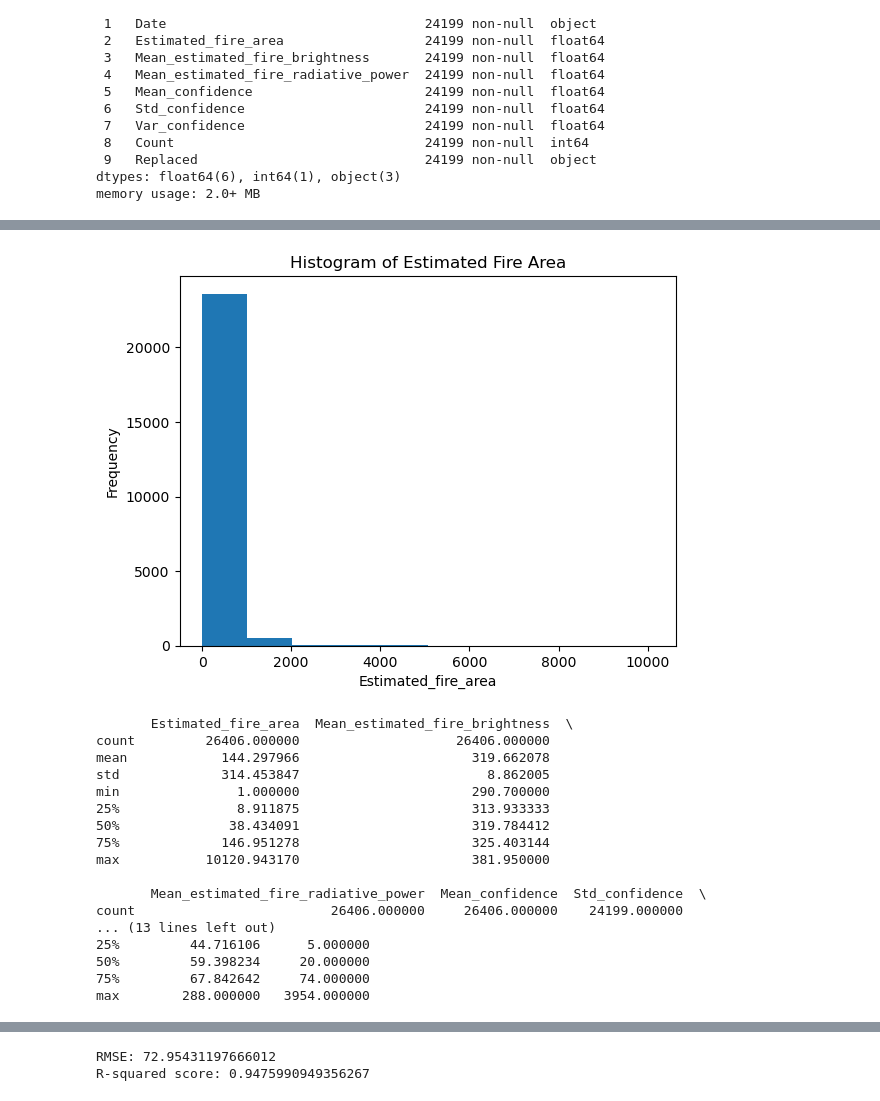
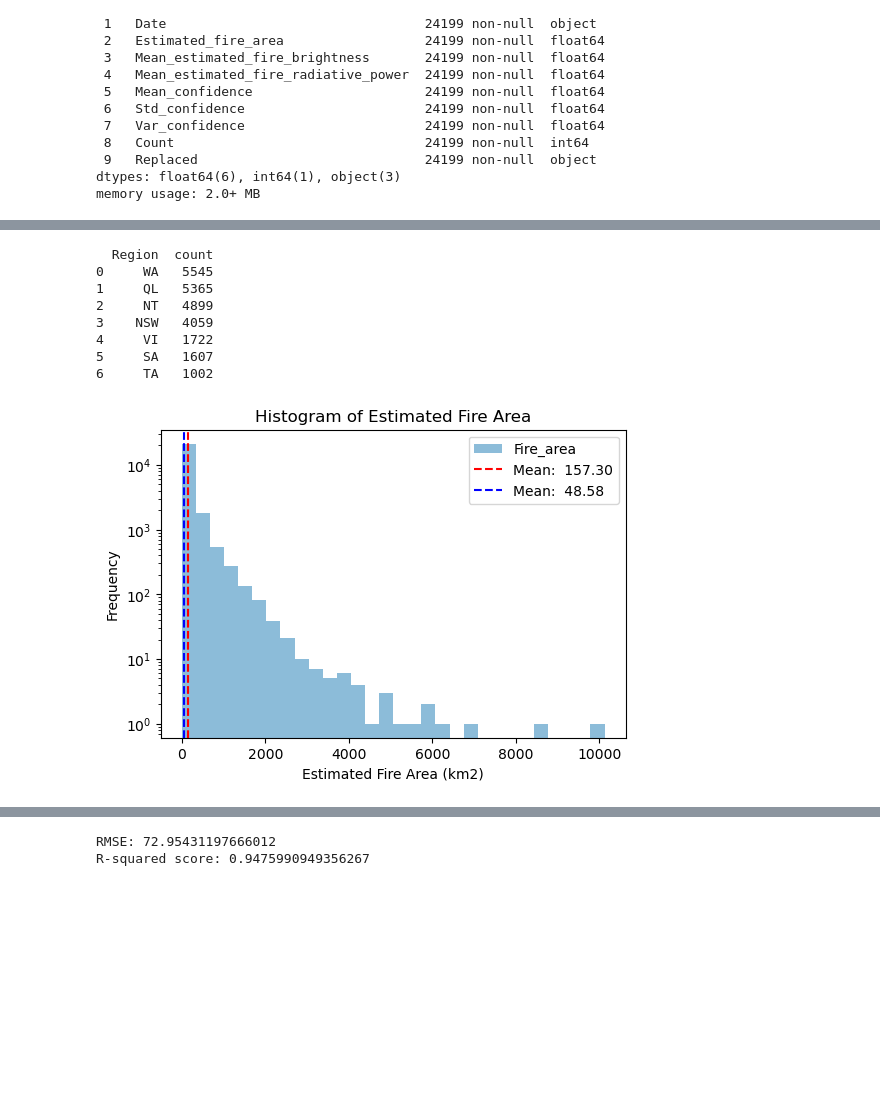
Before and after one commit to DSCI-310-2024/dsci310-group-wildfire-predictor, a Jupyter notebook: src/wildfire-prediction.ipynb, the cells around one changed output, grey strips where cells are left out. Drawn from its saved outputs; the diff is of its cells as text; code cells hidden in the pictures; blank space fills up the shorter version.

Commit message:
Gave variables shorter, more meaningful names, recaptured png image of correlation matrix, regenerated all images for quarto report, and added 2 extra eda vizzes

```diff
--- a/src/wildfire-prediction.ipynb
+++ b/src/wildfire-prediction.ipynb
@@ -129,5 +124,5 @@ memory usage: 2.0+ MB
 # %%
 # Clean data from null values
 
-df_clean = df.dropna()
+df_drop = df.dropna()
 # %%
@@ -150,3 +145,14 @@ Data columns (total 10 columns):
  9   Replaced                             24199 non-null  object
 dtypes: float64(6), int64(1), object(3)
 memory usage: 2.0+ MB
+# %%
+# Rename columns
+
+col_name_mapping = {"Estimated_fire_area": "Fire_area",
+                    "Mean_estimated_fire_brightness": "Mean_brightness",
+                    "Mean_estimated_fire_radiative_power": "Mean_rad_pwr",
+                    "Mean_confidence": "Mean_conf",
+                    "Std_confidence": "Std_conf",
+                    "Var_confidence": "Var_conf"}
+
+df_clean = df_drop.rename(columns = col_name_mapping)
@@ -152,0 +181,11 @@ memory usage: 2.0+ MB
+# %%
+print(df_clean['Region'].value_counts().reset_index())
+# %% [output]
+  Region  count
+0     WA   5545
+1     QL   5365
+2     NT   4899
+3    NSW   4059
+4     VI   1722
+5     SA   1607
+6     TA   1002
@@ -153,34 +211,20 @@ memory usage: 2.0+ MB
 # %%
 # EDA Visualization 1
 
-df_clean['Estimated_fire_area'].plot(kind = 'hist', bins=10)
+plt.figure(figsize = (6, 4))
+df_clean['Fire_area'].plot(kind = 'hist', bins=30, log=True, color='#8CBCD9')
+mean_val = np.mean(df_clean['Fire_area'])
+median_val = np.median(df_clean['Fire_area'])
+plt.axvline(mean_val, color='red', linestyle='--', label = f'Mean: {mean_val: .2f}')
+plt.axvline(median_val, color='blue', linestyle='--', label = f'Mean: {median_val: .2f}')
+plt.legend()
 
 # Add labels and title
-plt.xlabel('Estimated_fire_area')
+plt.xlabel('Estimated Fire Area (km2)')
 plt.ylabel('Frequency')
 plt.title('Histogram of Estimated Fire Area')
 
 # Show the plot
 plt.show()
 # %% [output]
-[figure, old version]
+[figure, new version]
-# %%
-print(df.describe())
-# %% [output]
-       Estimated_fire_area  Mean_estimated_fire_brightness  \
-count         26406.000000                    26406.000000
-mean            144.297966                      319.662078
-std             314.453847                        8.862005
-min               1.000000                      290.700000
-25%               8.911875                      313.933333
-50%              38.434091                      319.784412
-75%             146.951278                      325.403144
-max           10120.943170                      381.950000
-
-       Mean_estimated_fire_radiative_power  Mean_confidence  Std_confidence  \
-count                         26406.000000     26406.000000    24199.000000
-... (13 lines left out)
-25%         44.716106      5.000000
-50%         59.398234     20.000000
-75%         67.842642     74.000000
-max        288.000000   3954.000000
```
Also changed, not shown: parts of 14 cells of this notebook.
